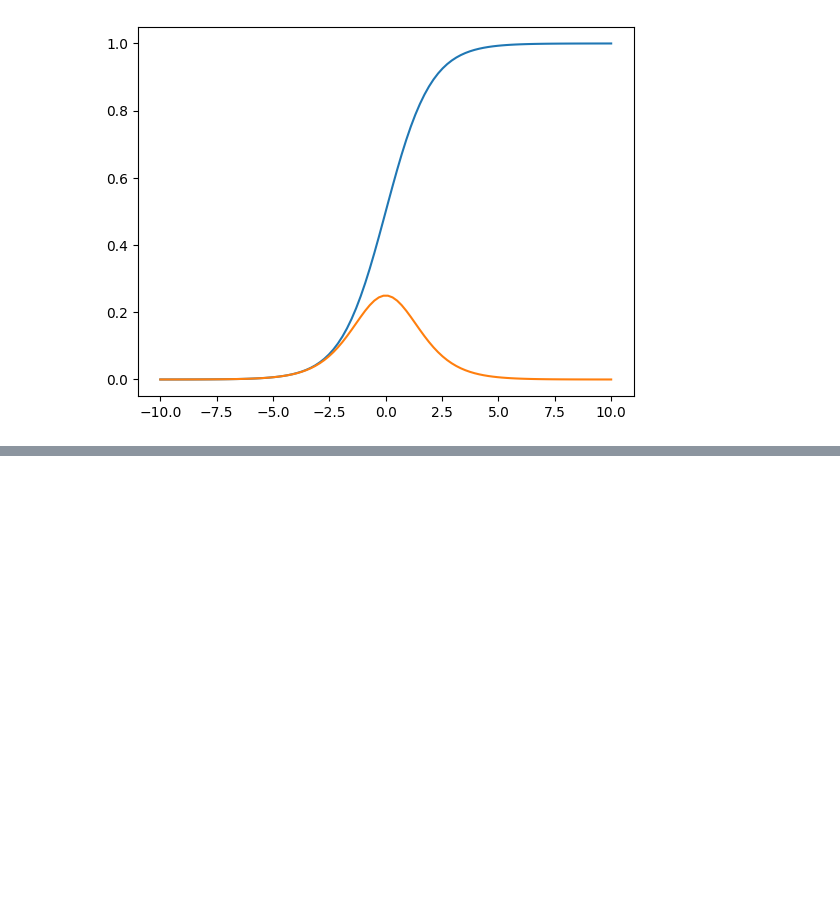
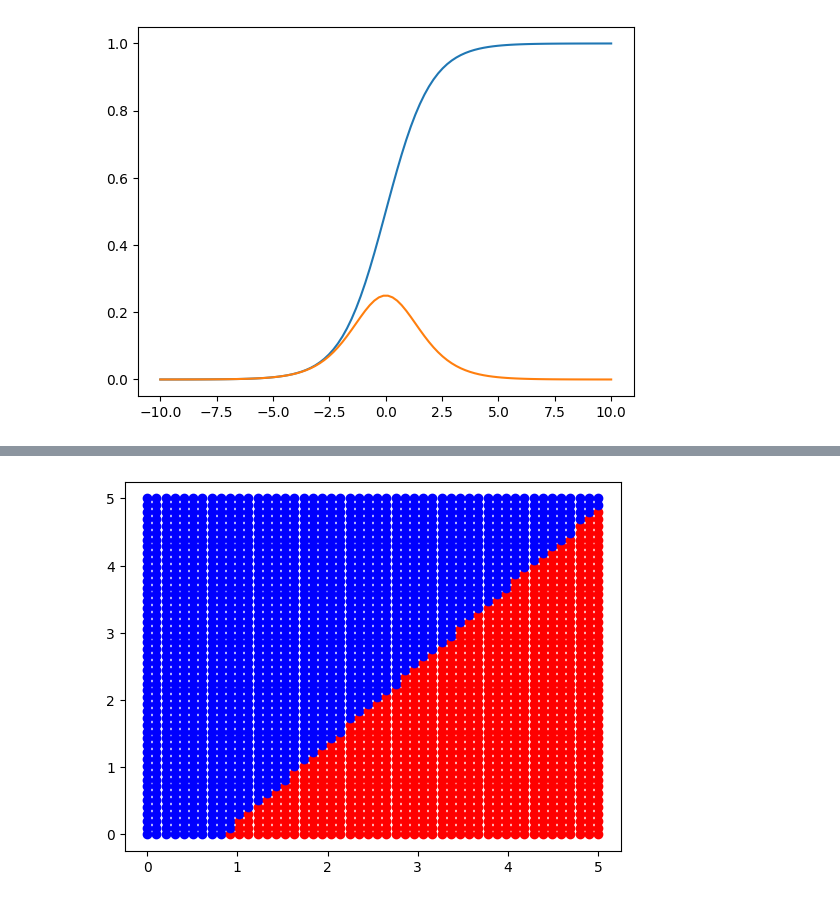
Before and after one commit to danyalutsevich/ML_AI, a Jupyter notebook: Setup.ipynb, the cells around one changed output, grey strips where cells are left out. Drawn from its saved outputs; the diff is of its cells as text; code cells hidden in the pictures; blank space fills up the shorter version.

```diff
--- a/Setup.ipynb
+++ b/Setup.ipynb
@@ -93,0 +117,12 @@ plt.plot(costs)
+# %%
+width = np.linspace(0,5,retstep=0.1)
+length = np.linspace(0,5,retstep=0.1)
+# %%
+for w in width[0]:
+    for l in length[0]:
+        color = 'r'
+        if(network([w,l])<0.5):
+            color = 'b'
+        plt.scatter(w,l,color=color)
+# %% [output]
+[figure, added]
```
Also changed, not shown: parts of 2 cells of this notebook, 2 other files.
